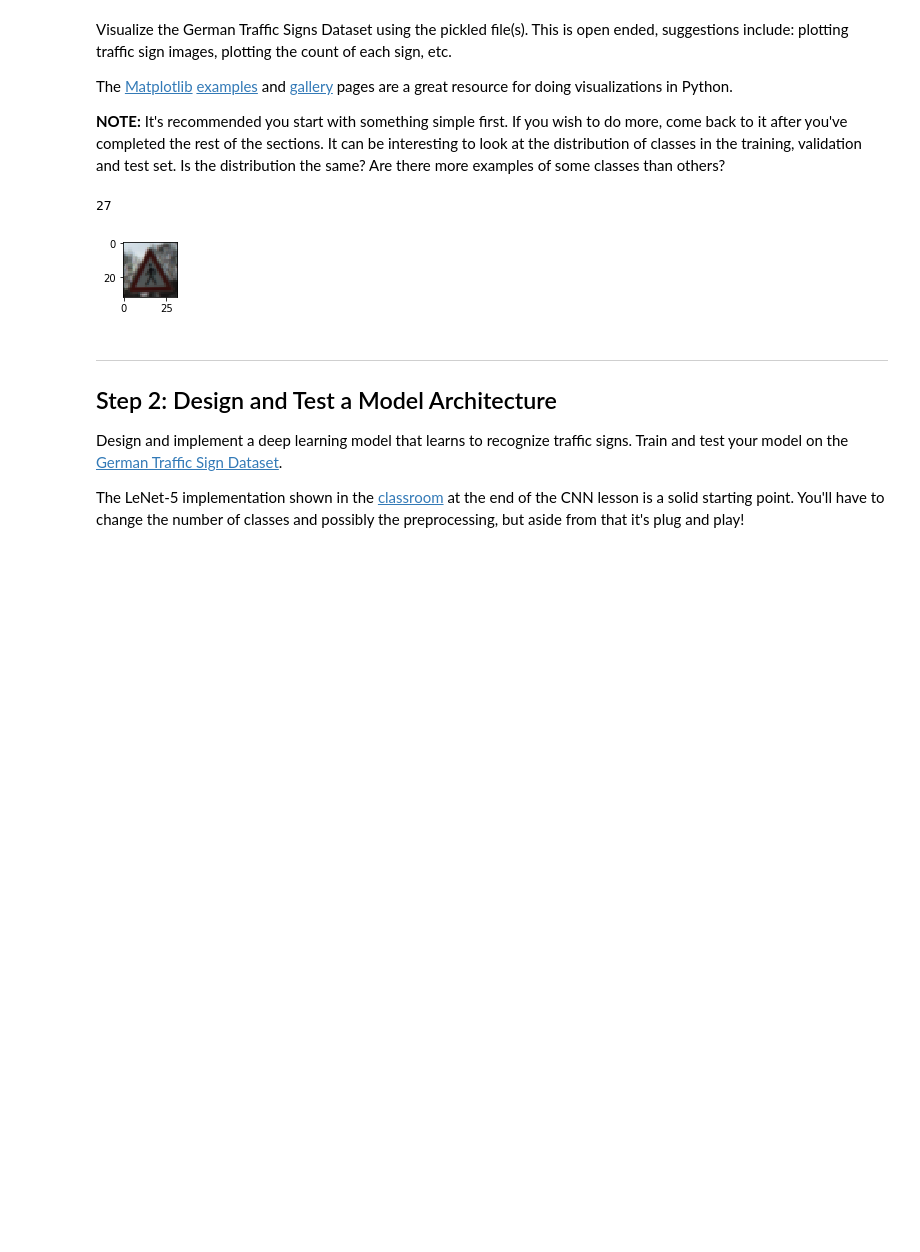
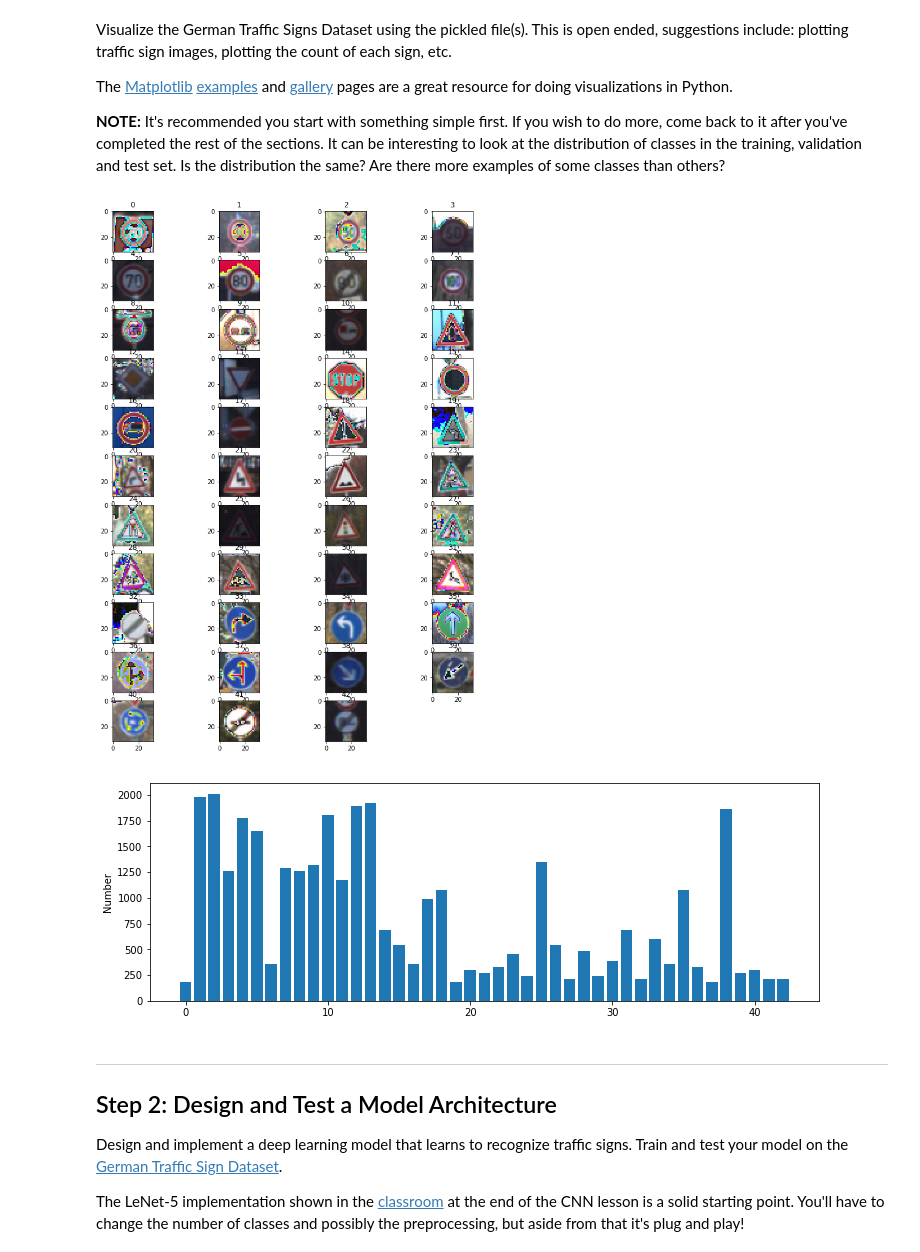
Before and after one commit to srimutyala/CarND-Traffic-Sign-Classifier-Project, a Jupyter notebook: Traffic_Sign_Classifier.ipynb, the cells around one changed output. Cells and saved outputs as stored; diff of their text form; code cells hidden in the pictures; blank space fills up the shorter version.

```diff
--- a/Traffic_Sign_Classifier.ipynb
+++ b/Traffic_Sign_Classifier.ipynb
@@ -96,18 +96,33 @@ The [Matplotlib](http://matplotlib.org/) [examples](http://matplotlib.org/exampl
 # %%
 import random
 import numpy as np
 import matplotlib.pyplot as plt
 %matplotlib inline
 
-index = random.randint(0, len(X_train))
-image = X_train[index].squeeze()
+#index = random.randint(0, len(X_train))
+#image = X_train[index].squeeze()
+#plt.figure(figsize=(1,1))
+#plt.imshow(image, cmap="gray")
+#print(y_train[index])
 
-plt.figure(figsize=(1,1))
-plt.imshow(image, cmap="gray")
-print(y_train[index])
+dp_class = []
+plt.figure(figsize=(12,16))
+for i in range(43):
+    plt.subplot(11, 4, i+1)
+    #image = X_train[i].squeeze()
+    image = X_train[y_train == i]
+    dp_class.append(len(image))
+    image = image[0, :, :, :]
+    plt.imshow(image, cmap="hot")
+    plt.title(i)
+plt.show()
+
+plt.figure(figsize=(12,4))
+plt.bar(range(0, 43), dp_class)
+plt.show()
 # %% [output]
-27
-[figure, old version]
+[figure, new version]
+[figure, added]
 # %% [markdown]
 ----
 
```
Also changed, not shown: parts of 6 cells of this notebook, 1 other file.
